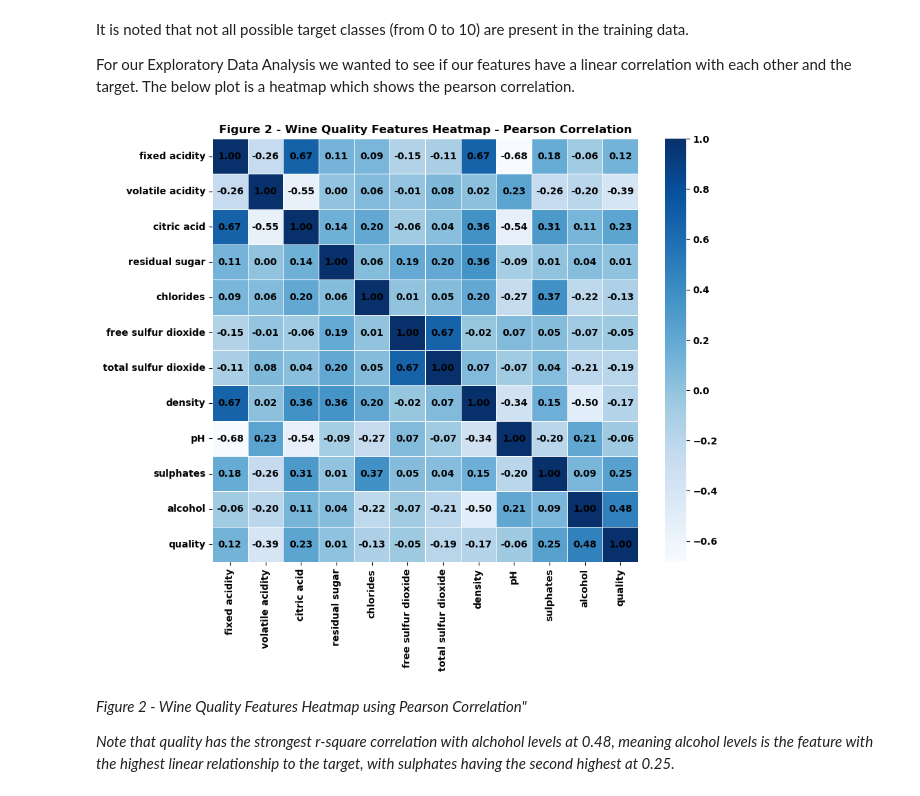
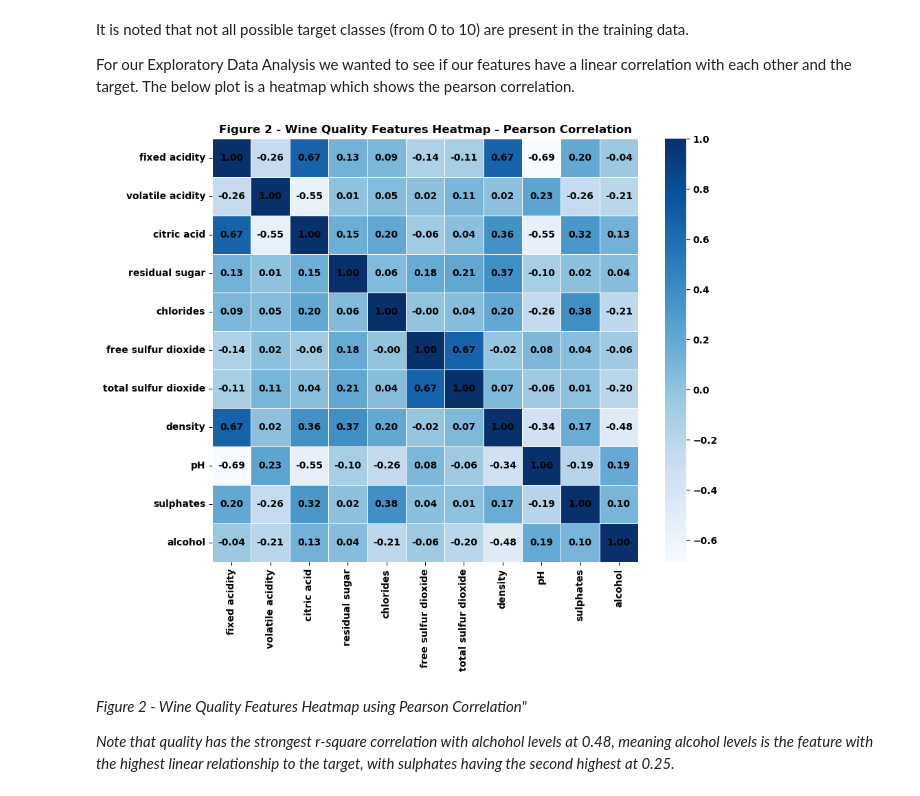
Before and after one commit to UBC-MDS/wine_quality_predictor_group1, a Jupyter notebook: notebooks/wine_predictor_analysis_report.ipynb, the cells around one changed output. Cells and saved outputs as stored; diff of their text form; code cells hidden in the pictures.

```diff
--- a/notebooks/wine_predictor_analysis_report.ipynb
+++ b/notebooks/wine_predictor_analysis_report.ipynb
@@ -147,14 +155,14 @@ It is noted that not all possible target classes (from 0 to 10) are present in t
 For our Exploratory Data Analysis we wanted to see if our features have a linear correlation with each other and the target. The below plot is a heatmap which shows the pearson correlation.
 # %%
 plt.figure(figsize=(10, 8))
-correlation_matrix = df.corr(method='pearson')
+correlation_matrix = X_train.corr(method='pearson')
 sns.heatmap(correlation_matrix, annot=True, fmt=".2f", cmap="Blues", cbar=True,
             annot_kws={'size': 10, 'color': 'black'}, linewidths=0.6)
 
 plt.title(f"Figure 2 - Wine Quality Features Heatmap - Pearson Correlation")
 plt.show()
 # %% [output]
-[figure, old version]
+[figure, new version]
 # %% [markdown]
 _Figure 2 - Wine Quality Features Heatmap using Pearson Correlation"_
 
```
Also changed, not shown: parts of 12 cells of this notebook.
